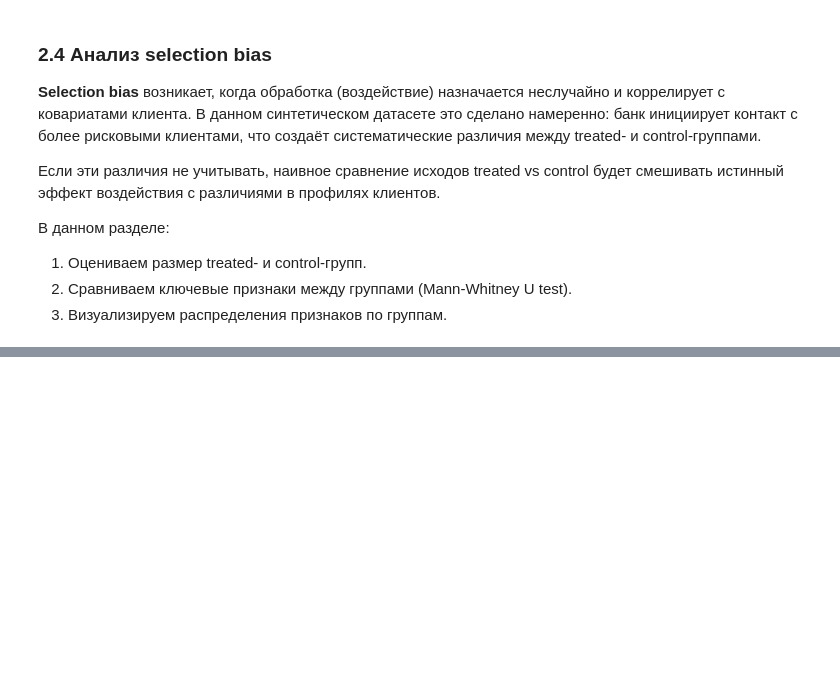
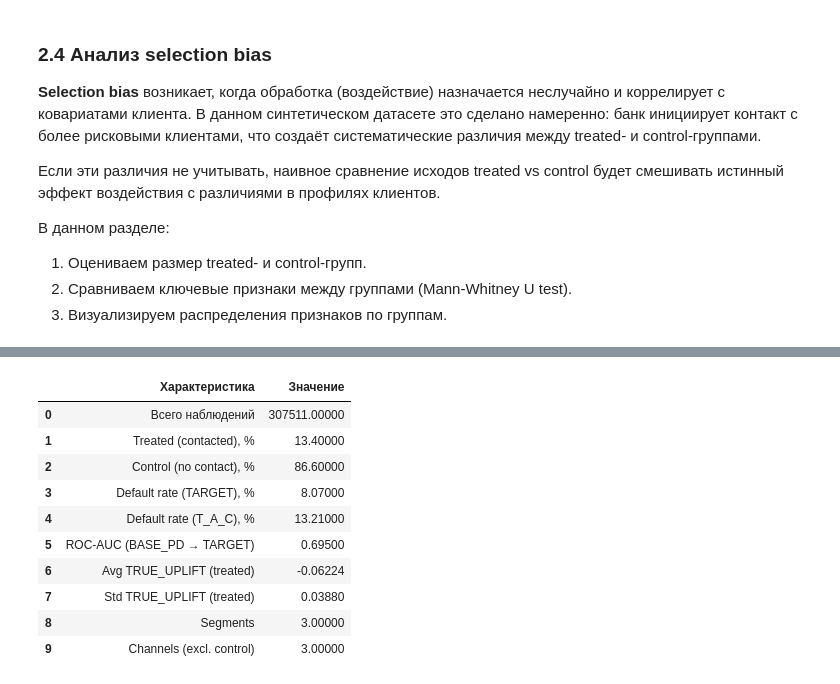
Before and after one commit to loymeding/uplift-credit-risk, a Jupyter notebook: analytic_dataset_ipynb_.ipynb, the cells around one changed output, grey strips where cells are left out. Cells and saved outputs as stored; diff of their text form; code cells hidden in the pictures; blank space fills up the shorter version.

```diff
--- a/analytic_dataset_ipynb_.ipynb
+++ b/analytic_dataset_ipynb_.ipynb
@@ -428,3 +447,29 @@ plt.show()
 # %%
-# Сводная таблица ключевых характеристик датасетаsummary = {    'Всего наблюдений':          len(df),    'Treated (contacted), %':    round(df['TREATED'].mean() * 100, 1),    'Control (no contact), %':   round((1 - df['TREATED'].mean()) * 100, 1),    'Default rate (TARGET), %':  round(df['TARGET'].mean() * 100, 2),    'Default rate (T_A_C), %':   round(df['TARGET_AFTER_CONTACT'].mean() * 100, 2),    'ROC-AUC (BASE_PD → TARGET)': round(roc_auc_score(df['TARGET'], df['BASE_PD']), 3),    'Avg TRUE_UPLIFT (treated)':  round(df[df['TREATED']==1]['TRUE_UPLIFT'].mean(), 5),    'Std TRUE_UPLIFT (treated)':  round(df[df['TREATED']==1]['TRUE_UPLIFT'].std(), 5),    'Segments':                   df['RISK_SEGMENT'].nunique(),    'Channels (excl. control)':   df['COMMUNICATION'].nunique() - 1,}import pandas as pdpd.DataFrame(summary.items(), columns=['Характеристика', 'Значение'])
+# Сводная таблица ключевых характеристик датасета
+summary = {
+    'Всего наблюдений':          len(df),
+    'Treated (contacted), %':    round(df['TREATED'].mean() * 100, 1),
+    'Control (no contact), %':   round((1 - df['TREATED'].mean()) * 100, 1),
+    'Default rate (TARGET), %':  round(df['TARGET'].mean() * 100, 2),
+    'Default rate (T_A_C), %':   round(df['TARGET_AFTER_CONTACT'].mean() * 100, 2),
+    'ROC-AUC (BASE_PD → TARGET)': round(roc_auc_score(df['TARGET'], df['BASE_PD']), 3),
+    'Avg TRUE_UPLIFT (treated)':  round(df[df['TREATED']==1]['TRUE_UPLIFT'].mean(), 5),
+    'Std TRUE_UPLIFT (treated)':  round(df[df['TREATED']==1]['TRUE_UPLIFT'].std(), 5),
+    'Segments':                   df['RISK_SEGMENT'].nunique(),
+    'Channels (excl. control)':   df['COMMUNICATION'].nunique() - 1,
+}
+import pandas as pd
+pd.DataFrame(summary.items(), columns=['Характеристика', 'Значение'])
+# %% [output]
+|  | Характеристика | Значение |
+| 0 | Всего наблюдений | 307511.00000 |
+| 1 | Treated (contacted), % | 13.40000 |
+| 2 | Control (no contact), % | 86.60000 |
+| 3 | Default rate (TARGET), % | 8.07000 |
+| 4 | Default rate (T_A_C), % | 13.21000 |
+| 5 | ROC-AUC (BASE_PD → TARGET) | 0.69500 |
+| 6 | Avg TRUE_UPLIFT (treated) | -0.06224 |
+| 7 | Std TRUE_UPLIFT (treated) | 0.03880 |
+| 8 | Segments | 3.00000 |
+| 9 | Channels (excl. control) | 3.00000 |
 # %% [markdown]
```
Also changed, not shown: parts of 25 cells of this notebook, 1 other file.
